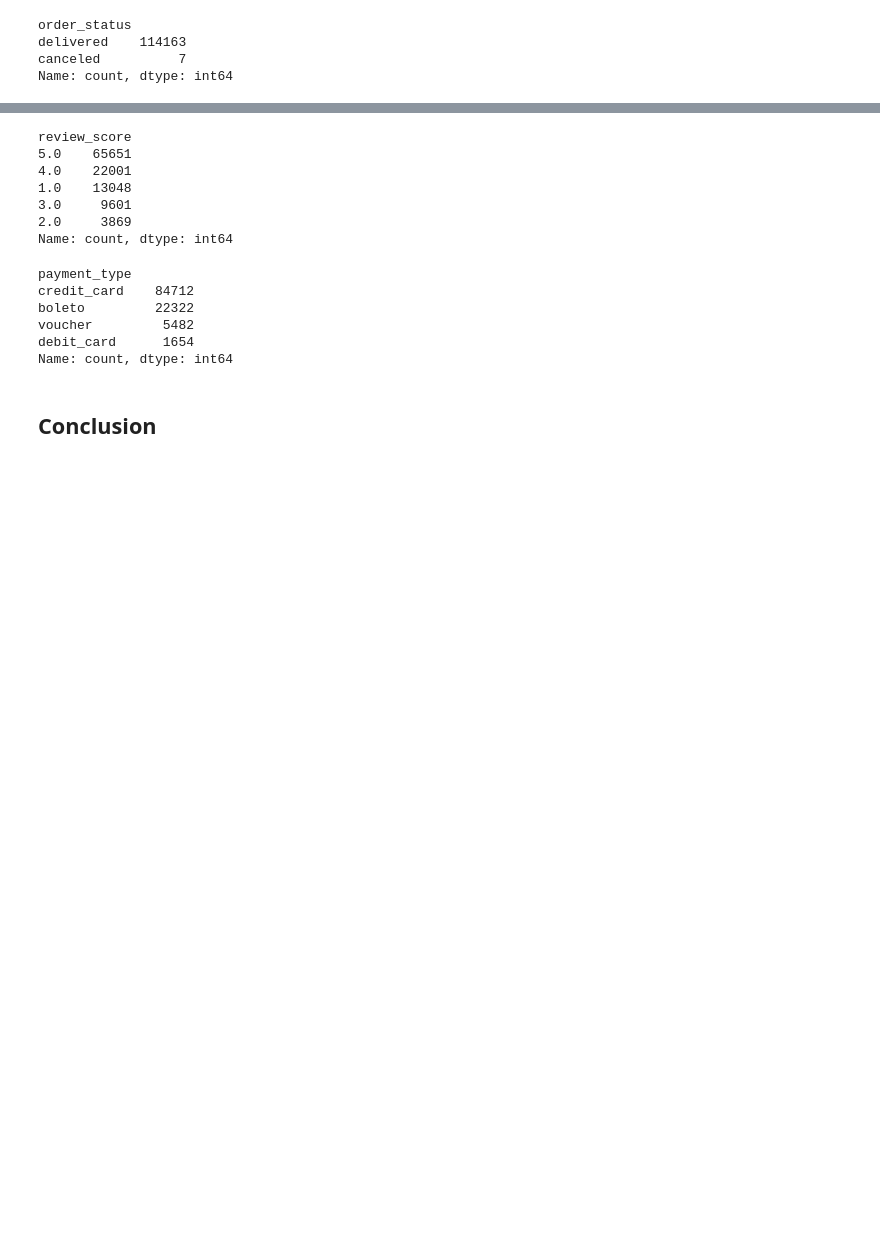
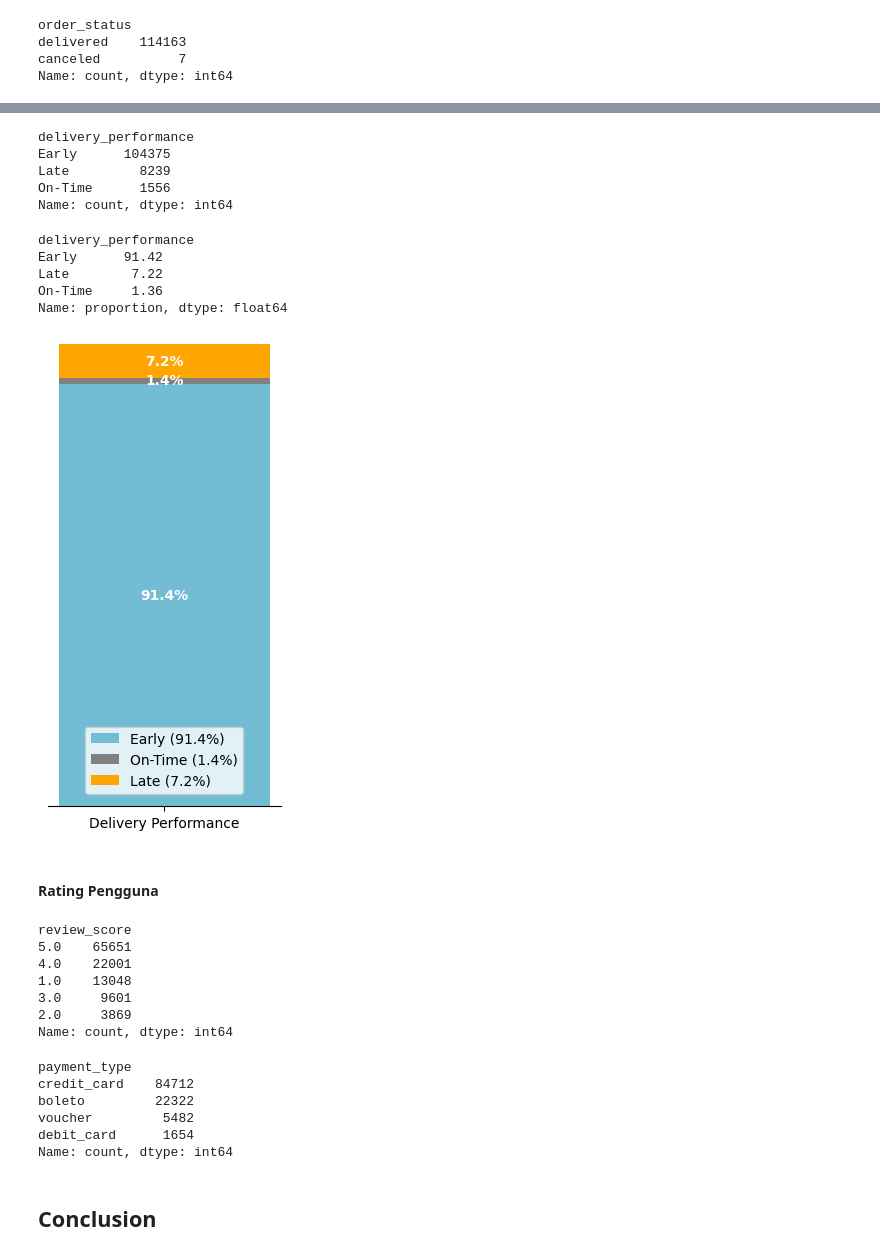
Before and after one commit to Sulbae/Fundamental-Analisis-Data, a Jupyter notebook: Proyek_Analisis_Data_Anggun-Sulis-Setyawan.ipynb, the cells around one changed output, grey strips where cells are left out. Saved outputs shown, nothing was run; the diff lists cells and outputs as text; code cells hidden in the pictures; blank space fills up the shorter version.

Commit message:
update: analisis delivery performance

```diff
--- a/Proyek_Analisis_Data_Anggun-Sulis-Setyawan.ipynb
+++ b/Proyek_Analisis_Data_Anggun-Sulis-Setyawan.ipynb
@@ -1920,0 +1956,8 @@ Name: count, dtype: int64
+# %%
+# Delivery Performance Analysis
+delivery_df['days_to_delivered'] = (delivery_df['order_delivered_customer_date'] - delivery_df['order_purchase_timestamp']).dt.days
+delivery_df['estimated_delivery_days'] = (delivery_df['order_estimated_delivery_date'] - delivery_df['order_purchase_timestamp']).dt.days
+
+delivery_df['delivery_performance'] = (delivery_df['estimated_delivery_days'] - delivery_df['days_to_delivered']).apply(lambda x: 'Early' if x > 0 else ('On-Time' if x == 0 else 'Late'))
+
+delivery_df.head()
@@ -1921,3 +1971,73 @@ Name: count, dtype: int64
+# %%
+# Cek distribusi delivery performance
+delivery_df['delivery_performance'].value_counts()
+# %% [output]
+delivery_performance
+Early      104375
+Late         8239
+On-Time      1556
+Name: count, dtype: int64
+# %%
+delivery_proportion = delivery_df['delivery_performance'].value_counts(normalize=True).mul(100).round(2)
+print(delivery_proportion)
+# %% [output]
+delivery_performance
+Early      91.42
+Late        7.22
+On-Time     1.36
+Name: proportion, dtype: float64
+# %%
+# Visualisasi delivery performance
+color_mapping = {
+    'Early': '#72BCD4', # teal
+    'On-Time': '#808080', # grey
+    'Late': '#FFA500' # orange
+}
+
+fig, ax = plt.subplots(figsize=(3, 6))
+
+bottom = 0
+
+for key, color in color_mapping.items():
+    value = delivery_proportion.get(key, 0)
+
+    ax.bar(
+        x="Delivery Performance",
+        height=value,
+        color=color,
+        label=f"{key} ({value:.1f}%)",
+        bottom=bottom
+    )
+    if value > 0:
+        ax.text(
+            x=0,
+            y=bottom + value / 2,
+            s=f"{value:.1f}%",
+            va='center',
+            ha='center',
+            fontsize=10,
+            color='white',
+            fontweight='bold'
+        )
+
+    bottom += value
+
+ax.set_ylim(0, 100)
+ax.set_ylabel('Percentage (%)')
+ax.set_yticks([])
+ax.legend(bbox_to_anchor=(0.5, 0.1), loc='center')
+
+ax.yaxis.set_visible(False)
+ax.spines['top'].set_visible(False)
+ax.spines['right'].set_visible(False)
+ax.spines['left'].set_visible(False)
+
+plt.xticks(rotation=0)
+plt.show()
+# %% [output]
+[figure, added]
+# %% [markdown]
+#### Rating Pengguna
 # %%
 # Review Score Distribution
 sales_data_df['review_score'].value_counts()
```
Also changed, not shown: parts of 4 cells of this notebook, 1 other file.
